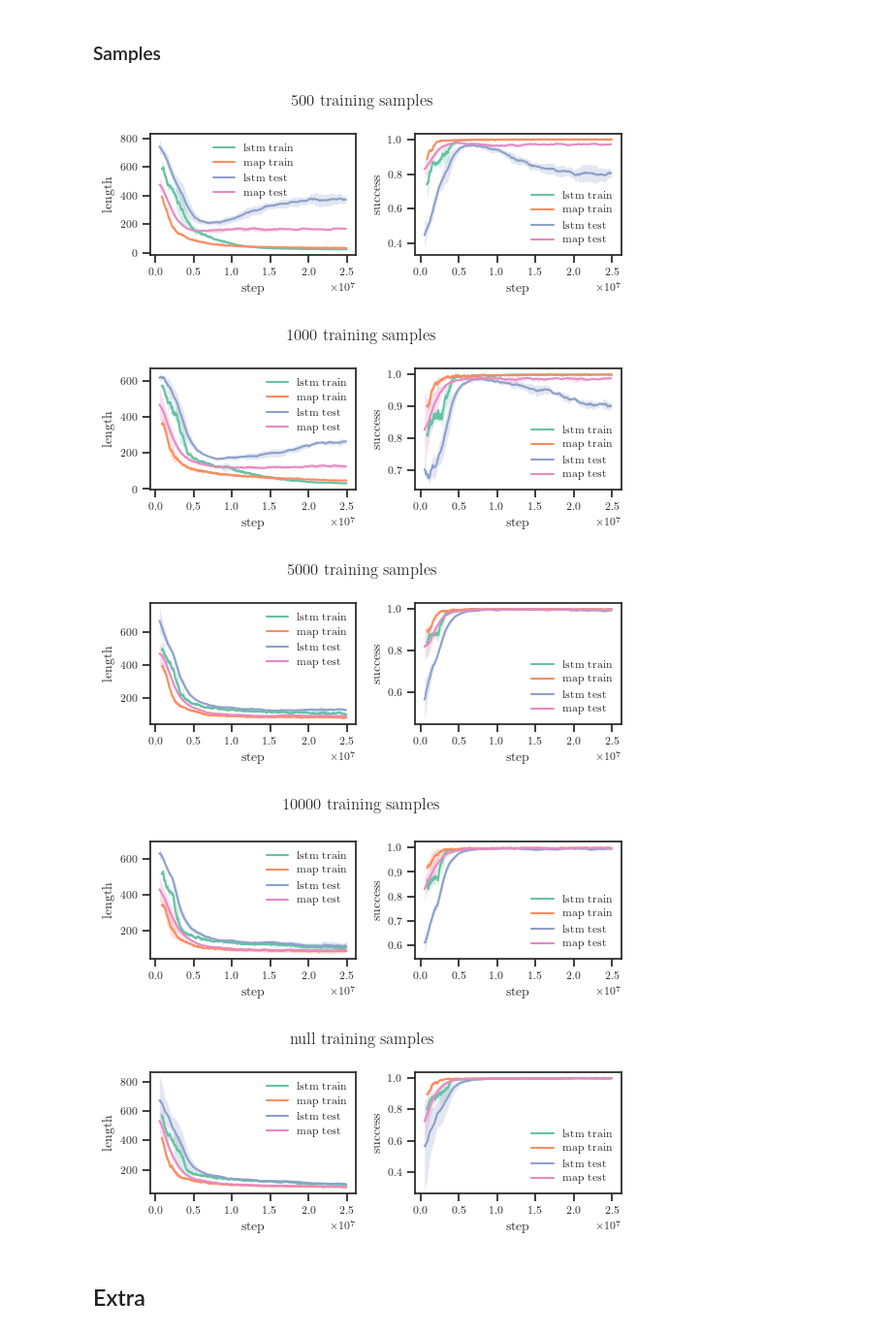
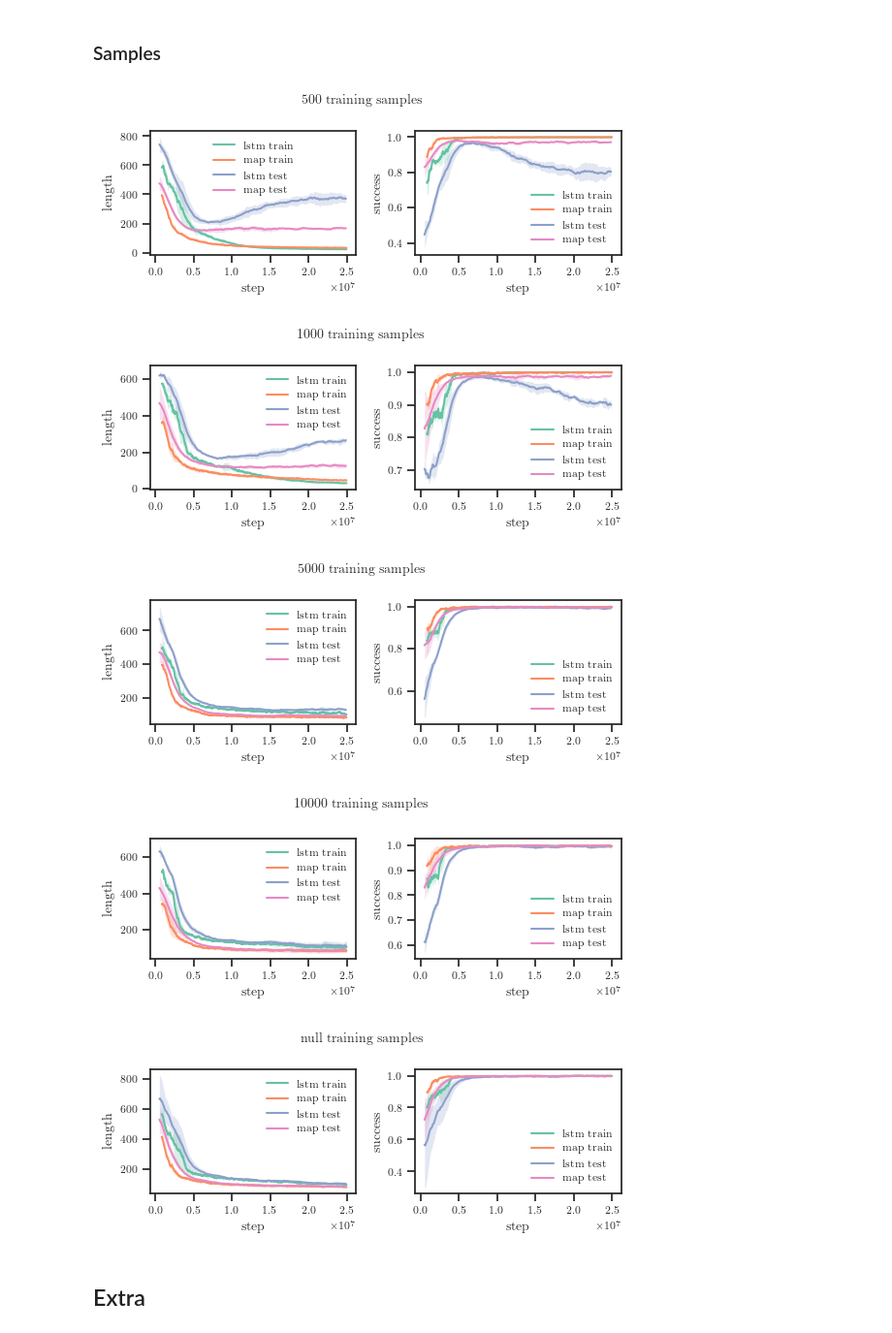
Before and after one commit to fumlig/visualsearch, a Jupyter notebook: plot.ipynb, the cells around one changed output. Shown at 97% size. Saved outputs shown, nothing was run; the diff lists cells and outputs as text; code cells hidden in the pictures.

```diff
--- a/plot.ipynb
+++ b/plot.ipynb
@@ -22,6 +22,7 @@ RC_PARAMS = {
     "axes.labelsize": 10,
     "font.size": 10,
     "legend.fontsize": 8,
+    "figure.titlesize": 12,
     "xtick.labelsize": 8,
     "ytick.labelsize": 8,
 }
@@ -261,39 +262,39 @@ samples = [500, 1000, 5000, 10000, "null"]
 for sample in samples:
     fig, axs = plt.subplots(1, 2, figsize=figsize(width=TEXTWIDTH_IN, ratio=0.4))
 
     train_data = {
         "lstm train": [f"results/sample/lstm/{sample}/{seed}/train.csv" for seed in seeds],
         "map train": [f"results/sample/map/{sample}/{seed}/train.csv" for seed in seeds],
     }
 
     test_data = {
         "lstm test": [f"results/sample/lstm/{sample}/{seed}/test.csv" for seed in seeds],
         "map test": [f"results/sample/map/{sample}/{seed}/test.csv" for seed in seeds],
     }
 
     for ax, field in zip(axs, fields):
 
         for label, csv_files in train_data.items():
             raw_data = np.array([read_csv(f, field) for f in csv_files])
             plot_values(ax, raw_data, label=label, smoothing=0.9, first_valid=50, x_scale=timesteps/raw_data.shape[1])
 
         for label, csv_files in test_data.items():
             raw_data = np.array([read_csv(f, field) for f in csv_files])
             plot_values(ax, raw_data, label=label, smoothing=0.9, first_valid=5, x_scale=timesteps/raw_data.shape[1])
 
         ax.set_xlabel("step")
         ax.set_ylabel(field)
         ax.legend(frameon=False)
 
-    fig.suptitle(fr"{sample} training samples")
+    fig.suptitle(f"{sample} training samples", fontsize=10)
     fig.tight_layout()
     fig.savefig(figpath(f"sample-{sample}"))
 # %% [output]
-[figure, old version]
+[figure, new version]
-[figure, old version]
+[figure, new version]
-[figure, old version]
+[figure, new version]
-[figure, old version]
+[figure, new version]
-[figure, old version]
+[figure, new version]
 # %% [markdown]
 ## Extra
 # %% [markdown]
```
Also changed, not shown: 26 other files.
